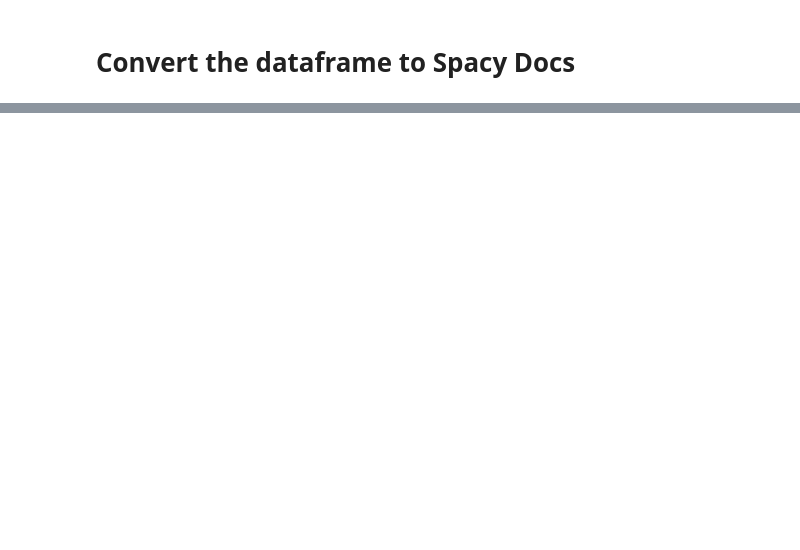
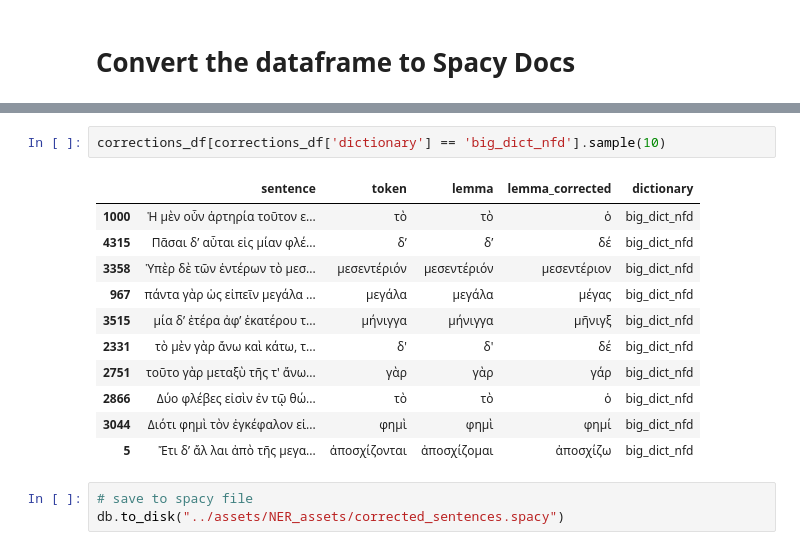
Before and after one commit to Atlogit/greCy_Atlomy, a Jupyter notebook: src/Greek_Lemmatizer_norm_dev.ipynb, the cells around one changed output, grey strips where cells are left out. Saved outputs shown, nothing was run; the diff lists cells and outputs as text; blank space fills up the shorter version.

```diff
--- a/src/Greek_Lemmatizer_norm_dev.ipynb
+++ b/src/Greek_Lemmatizer_norm_dev.ipynb
@@ -184,0 +402,17 @@ train_data_df.head(10)
+# %%
+corrections_df[corrections_df['dictionary'] == 'big_dict_nfd'].sample(10)
+# %% [output]
+|  | sentence | token | lemma | lemma_corrected | dictionary |
+| 1000 | Ἡ μὲν οὖν ἀρτηρία τοῦτον ε... | τὸ | τὸ | ὁ | big_dict_nfd |
+| 4315 | Πᾶσαι δ’ αὗται εἰς μίαν φλέ... | δ’ | δ’ | δέ | big_dict_nfd |
+| 3358 | Ὑπὲρ δὲ τῶν ἐντέρων τὸ μεσ... | μεσεντέριόν | μεσεντέριόν | μεσεντέριον | big_dict_nfd |
+| 967 | πάντα γὰρ ὡς εἰπεῖν μεγάλα ... | μεγάλα | μεγάλα | μέγας | big_dict_nfd |
+| 3515 | μία δ’ ἑτέρα ἀφ’ ἑκατέρου τ... | μήνιγγα | μήνιγγα | μῆνιγξ | big_dict_nfd |
+| 2331 | τὸ μὲν γὰρ ἄνω καὶ κάτω, τ... | δ' | δ' | δέ | big_dict_nfd |
+| 2751 | τοῦτο γὰρ μεταξὺ τῆς τ' ἄνω... | γὰρ | γὰρ | γάρ | big_dict_nfd |
+| 2866 | Δύο φλέβες εἰσὶν ἐν τῷ θώ... | τὸ | τὸ | ὁ | big_dict_nfd |
+| 3044 | Διότι φημὶ τὸν ἐγκέφαλον εἰ... | φημὶ | φημὶ | φημί | big_dict_nfd |
+| 5 | Ἔτι δ’ ἄλ λαι ἀπὸ τῆς μεγα... | ἀποσχίζονται | ἀποσχίζομαι | ἀποσχίζω | big_dict_nfd |
+# %%
+# save to spacy file
+db.to_disk("../assets/NER_assets/corrected_sentences.spacy")
```
Also changed, not shown: parts of 26 cells of this notebook.
